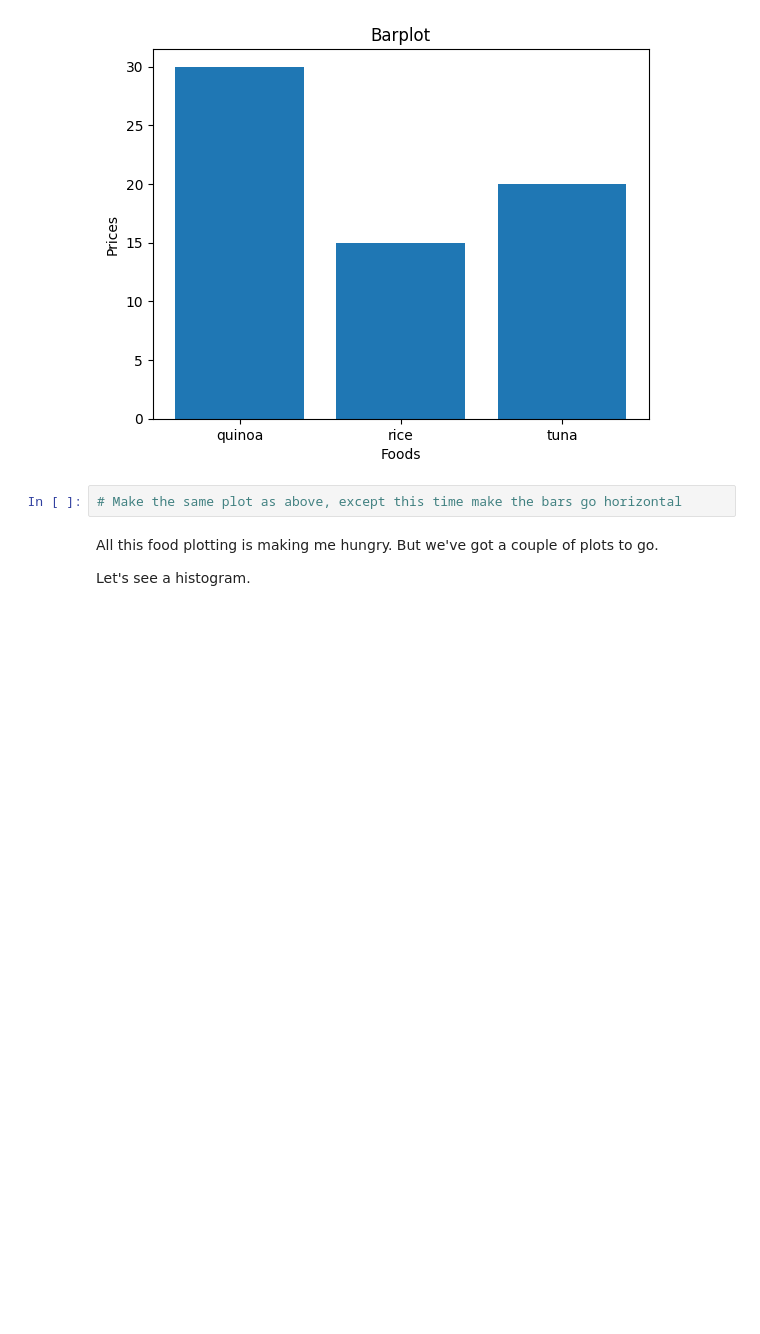
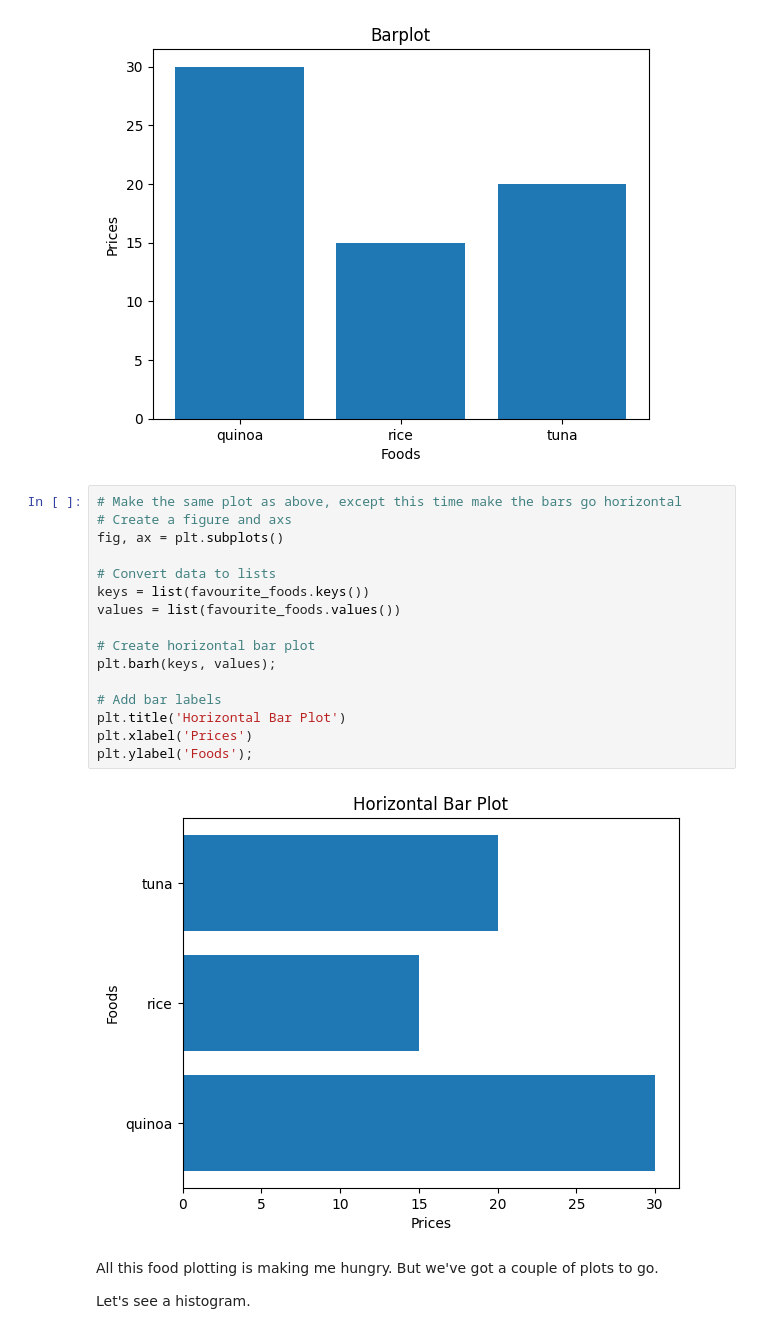
Before and after one commit to BrennZA/ZTM-ML, a Jupyter notebook: matplotlib-exercises.ipynb, the cells around one changed output. Cells and saved outputs as stored; diff of their text form; blank space fills up the shorter version.

```diff
--- a/matplotlib-exercises.ipynb
+++ b/matplotlib-exercises.ipynb
@@ -159,8 +161,24 @@ plt.ylabel('Prices')
 # %% [output]
 Text(0, 0.5, 'Prices')
 [figure]
-# %%
-# Make the same plot as above, except this time make the bars go horizontal
+# %%
+# Make the same plot as above, except this time make the bars go horizontal
+# Create a figure and axs
+fig, ax = plt.subplots()
+
+# Convert data to lists
+keys = list(favourite_foods.keys())
+values = list(favourite_foods.values())
+
+# Create horizontal bar plot
+plt.barh(keys, values);
+
+# Add bar labels
+plt.title('Horizontal Bar Plot')
+plt.xlabel('Prices')
+plt.ylabel('Foods');
+# %% [output]
+[figure, added]
 # %% [markdown]
 All this food plotting is making me hungry. But we've got a couple of plots to go.
 
```
Also changed, not shown: parts of 13 cells of this notebook.
